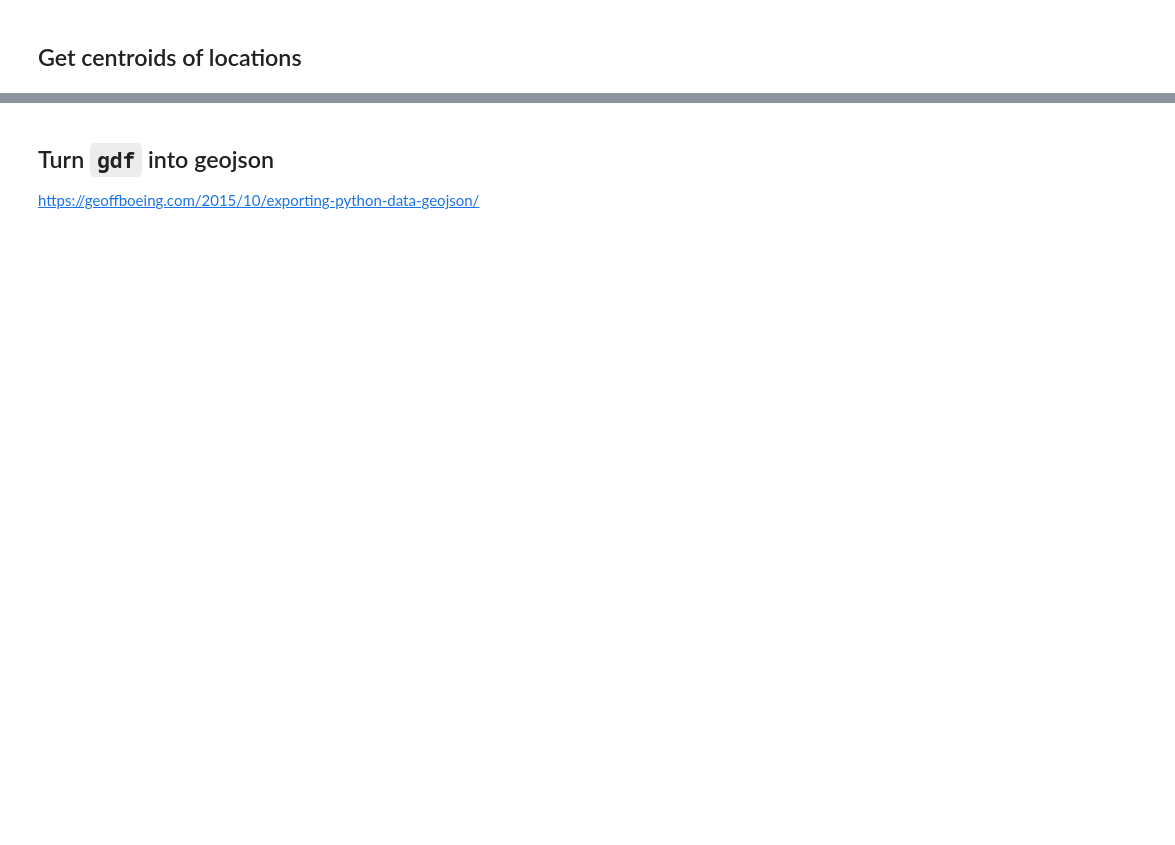
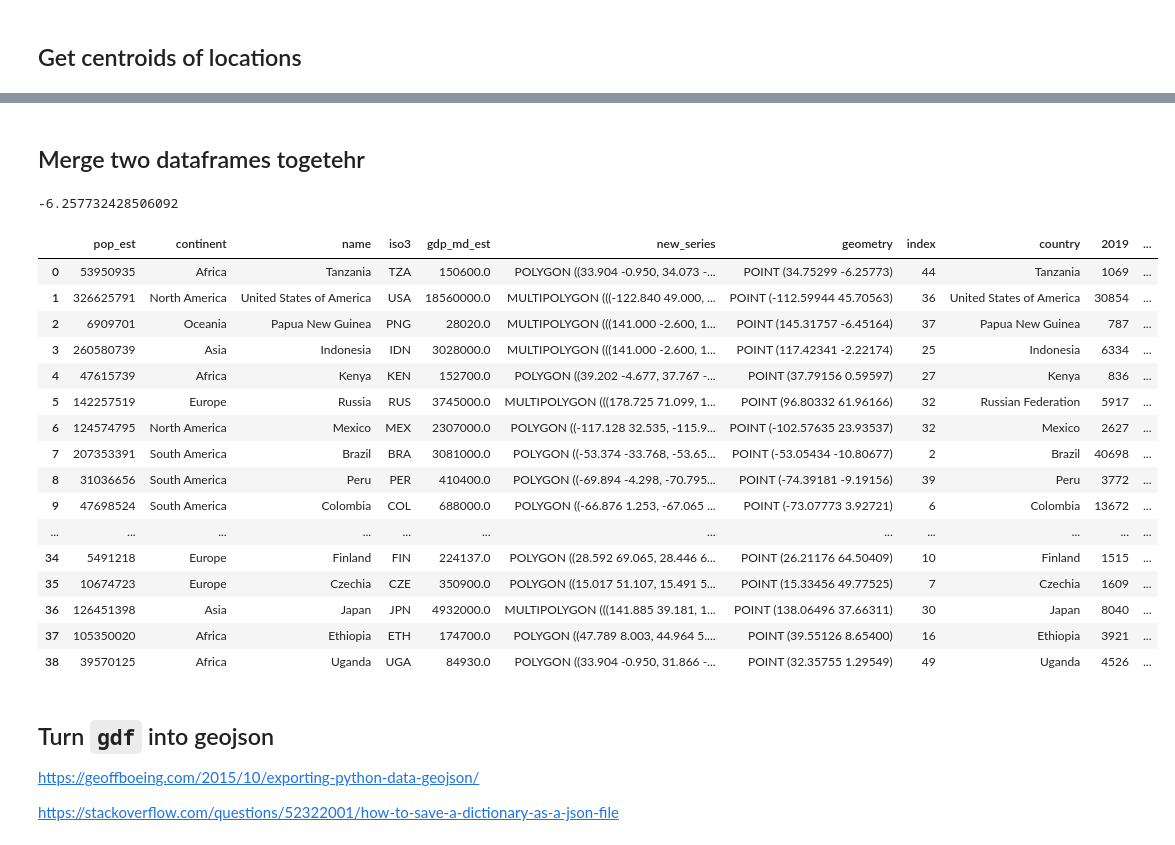
Before and after one commit to bianchi-dy/konti-coffee, a Jupyter notebook: 01_import_export.ipynb, the cells around one changed output, grey strips where cells are left out. Saved outputs shown, nothing was run; the diff lists cells and outputs as text; code cells hidden in the pictures; blank space fills up the shorter version.

```diff
--- a/01_import_export.ipynb
+++ b/01_import_export.ipynb
@@ -231,7 +354,38 @@ gdf.plot(ax=base, edgecolor=gdf['color'], linewidth=5, color='none', markersize=
+# %% [markdown]
+## Merge two dataframes togetehr
+# %%
+gdf['geometry'].iloc[0].y
+# %% [output]
+-6.257732428506092
+# %%
+gdf['lon'] = gdf.geometry.apply(lambda p: p.x)
+gdf['lat'] = gdf.geometry.apply(lambda p: p.y)
+
+gdf
+# %% [output]
+|  | pop_est | continent | name | iso3 | gdp_md_est | new_series | geometry | index | country | 2019 | ... |
+| 0 | 53950935 | Africa | Tanzania | TZA | 150600.0 | POLYGON ((33.904 -0.950, 34.073 -... | POINT (34.75299 -6.25773) | 44 | Tanzania | 1069 | ... |
+| 1 | 326625791 | North America | United States of America | USA | 18560000.0 | MULTIPOLYGON (((-122.840 49.000, ... | POINT (-112.59944 45.70563) | 36 | United States of America | 30854 | ... |
+| 2 | 6909701 | Oceania | Papua New Guinea | PNG | 28020.0 | MULTIPOLYGON (((141.000 -2.600, 1... | POINT (145.31757 -6.45164) | 37 | Papua New Guinea | 787 | ... |
+| 3 | 260580739 | Asia | Indonesia | IDN | 3028000.0 | MULTIPOLYGON (((141.000 -2.600, 1... | POINT (117.42341 -2.22174) | 25 | Indonesia | 6334 | ... |
+| 4 | 47615739 | Africa | Kenya | KEN | 152700.0 | POLYGON ((39.202 -4.677, 37.767 -... | POINT (37.79156 0.59597) | 27 | Kenya | 836 | ... |
+| 5 | 142257519 | Europe | Russia | RUS | 3745000.0 | MULTIPOLYGON (((178.725 71.099, 1... | POINT (96.80332 61.96166) | 32 | Russian Federation | 5917 | ... |
+| 6 | 124574795 | North America | Mexico | MEX | 2307000.0 | POLYGON ((-117.128 32.535, -115.9... | POINT (-102.57635 23.93537) | 32 | Mexico | 2627 | ... |
+| 7 | 207353391 | South America | Brazil | BRA | 3081000.0 | POLYGON ((-53.374 -33.768, -53.65... | POINT (-53.05434 -10.80677) | 2 | Brazil | 40698 | ... |
+| 8 | 31036656 | South America | Peru | PER | 410400.0 | POLYGON ((-69.894 -4.298, -70.795... | POINT (-74.39181 -9.19156) | 39 | Peru | 3772 | ... |
+| 9 | 47698524 | South America | Colombia | COL | 688000.0 | POLYGON ((-66.876 1.253, -67.065 ... | POINT (-73.07773 3.92721) | 6 | Colombia | 13672 | ... |
+| ... | ... | ... | ... | ... | ... | ... | ... | ... | ... | ... | ... |
+| 34 | 5491218 | Europe | Finland | FIN | 224137.0 | POLYGON ((28.592 69.065, 28.446 6... | POINT (26.21176 64.50409) | 10 | Finland | 1515 | ... |
+| 35 | 10674723 | Europe | Czechia | CZE | 350900.0 | POLYGON ((15.017 51.107, 15.491 5... | POINT (15.33456 49.77525) | 7 | Czechia | 1609 | ... |
+| 36 | 126451398 | Asia | Japan | JPN | 4932000.0 | MULTIPOLYGON (((141.885 39.181, 1... | POINT (138.06496 37.66311) | 30 | Japan | 8040 | ... |
+| 37 | 105350020 | Africa | Ethiopia | ETH | 174700.0 | POLYGON ((47.789 8.003, 44.964 5.... | POINT (39.55126 8.65400) | 16 | Ethiopia | 3921 | ... |
+| 38 | 39570125 | Africa | Uganda | UGA | 84930.0 | POLYGON ((33.904 -0.950, 31.866 -... | POINT (32.35755 1.29549) | 49 | Uganda | 4526 | ... |
 # %% [markdown]
 ## Turn `gdf` into geojson
 
 https://geoffboeing.com/2015/10/exporting-python-data-geojson/
+
+https://stackoverflow.com/questions/52322001/how-to-save-a-dictionary-as-a-json-file
 # %%
 def df_to_geojson(df, properties, lat='latitude', lon='longitude'):
     geojson = {'type':'FeatureCollection', 'features':[]}
```
Also changed, not shown: parts of 15 cells of this notebook, 3 other files.
